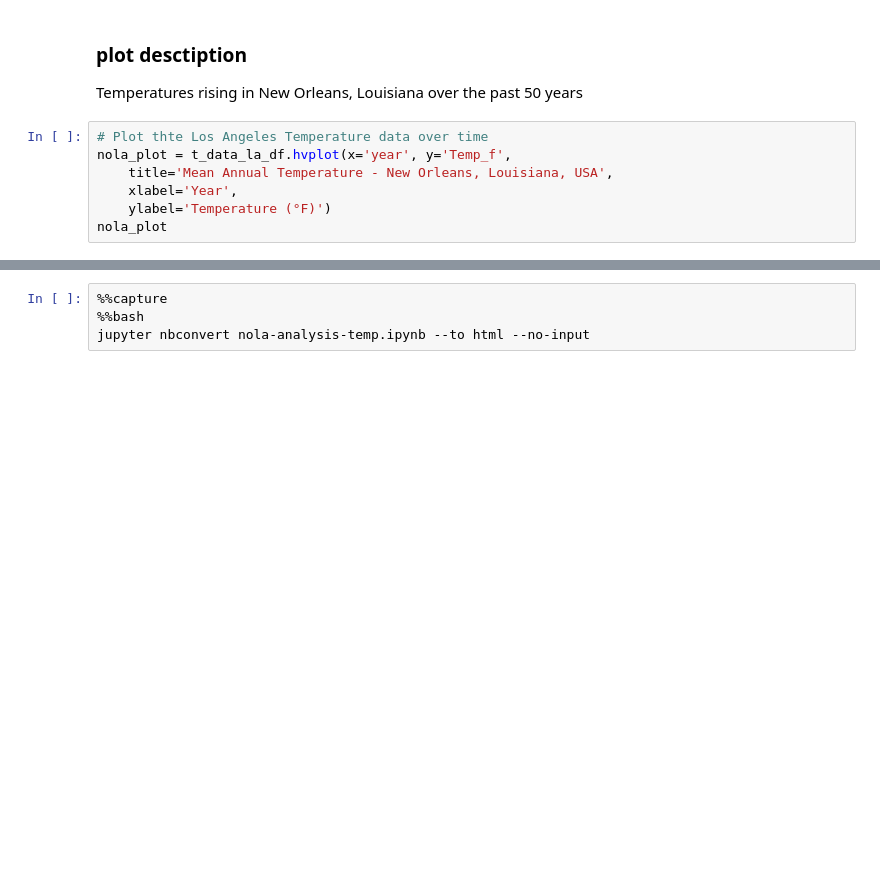
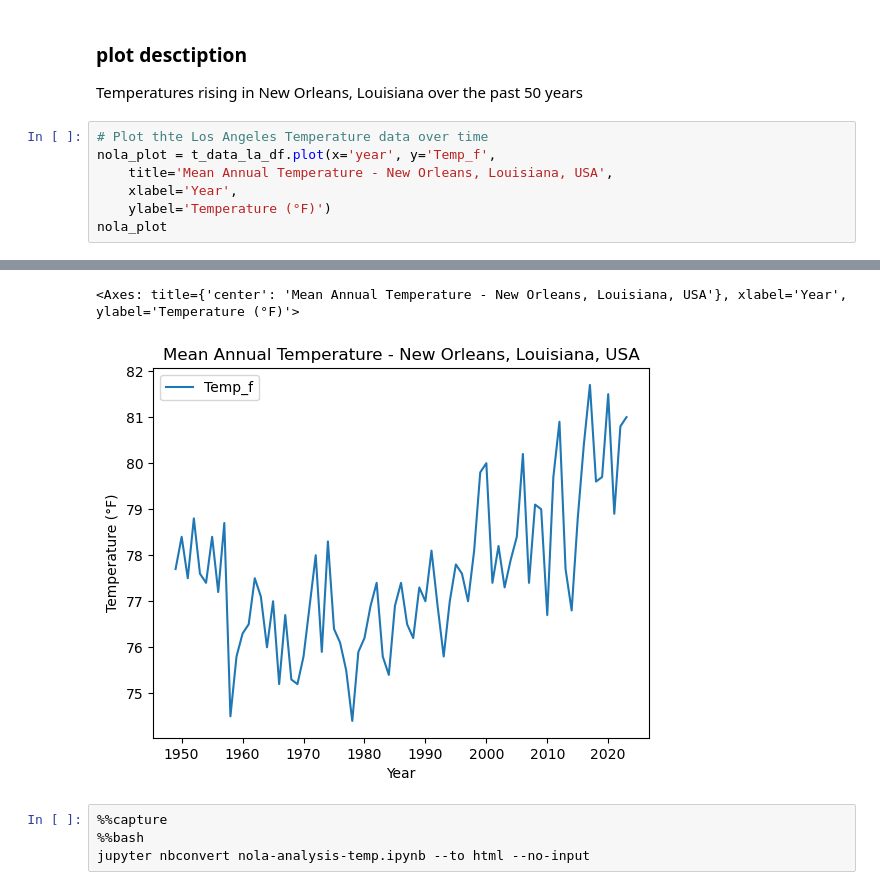
Before and after one commit to jsmi374/-jsmi374-.gitbub.io, a Jupyter notebook: notebooks/nola-analysis-temp.ipynb, the cells around one changed output, grey strips where cells are left out. Saved outputs shown, nothing was run; the diff lists cells and outputs as text; blank space fills up the shorter version.

Commit message:
plot with pandas

```diff
--- a/notebooks/nola-analysis-temp.ipynb
+++ b/notebooks/nola-analysis-temp.ipynb
@@ -25,7 +25,7 @@ t_data_la_df['Temp_c'] = (t_data_la_df['Temp_f'] - 32) * 5 / 9
 Temperatures rising in New Orleans, Louisiana over the past 50 years
 # %%
 # Plot thte Los Angeles Temperature data over time
-nola_plot = t_data_la_df.hvplot(x='year', y='Temp_f',
+nola_plot = t_data_la_df.plot(x='year', y='Temp_f',
     title='Mean Annual Temperature - New Orleans, Louisiana, USA',
     xlabel='Year',
     ylabel='Temperature (°F)')
@@ -35,3 +34,5 @@ nola_plot
+<Axes: title={'center': 'Mean Annual Temperature - New Orleans, Louisiana, USA'}, xlabel='Year', ylabel='Temperature (°F)'>
+[figure, added]
 # %%
 %%capture
 %%bash
```
Also changed, not shown: parts of 1 cell of this notebook.
